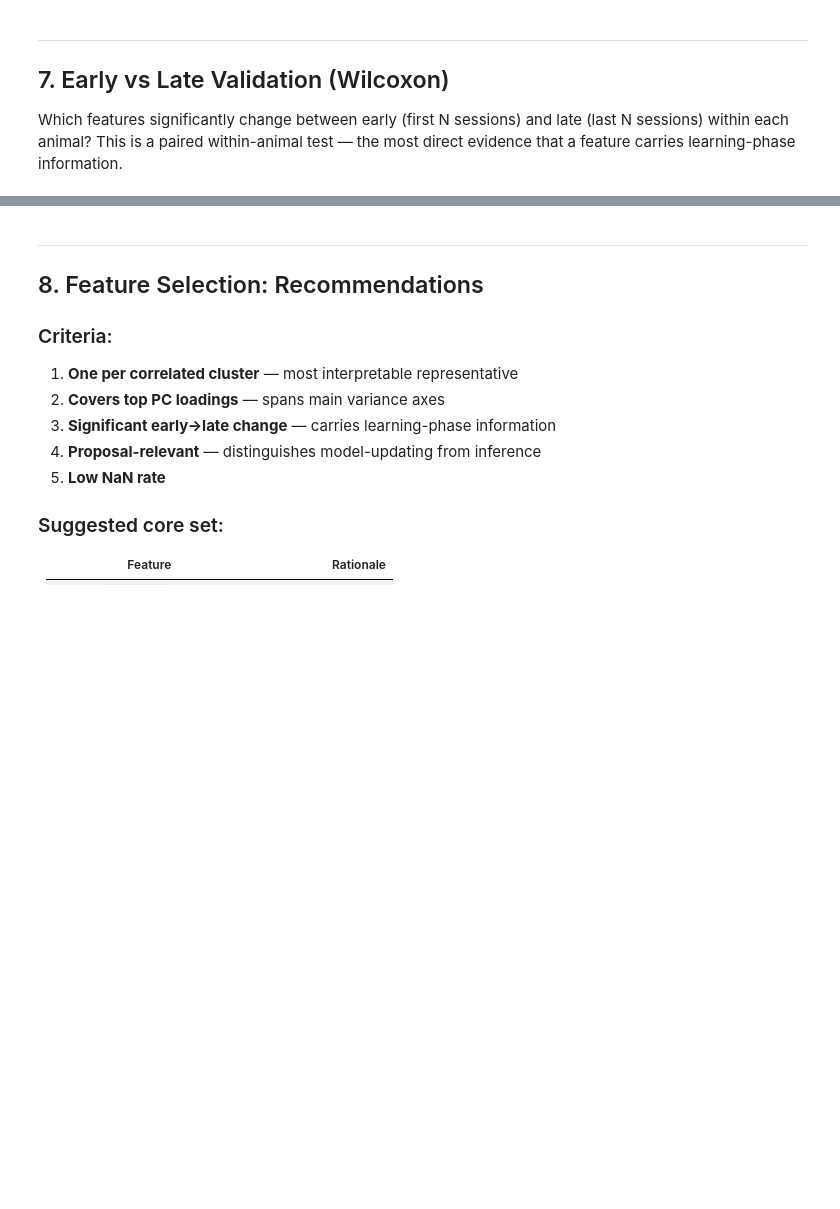
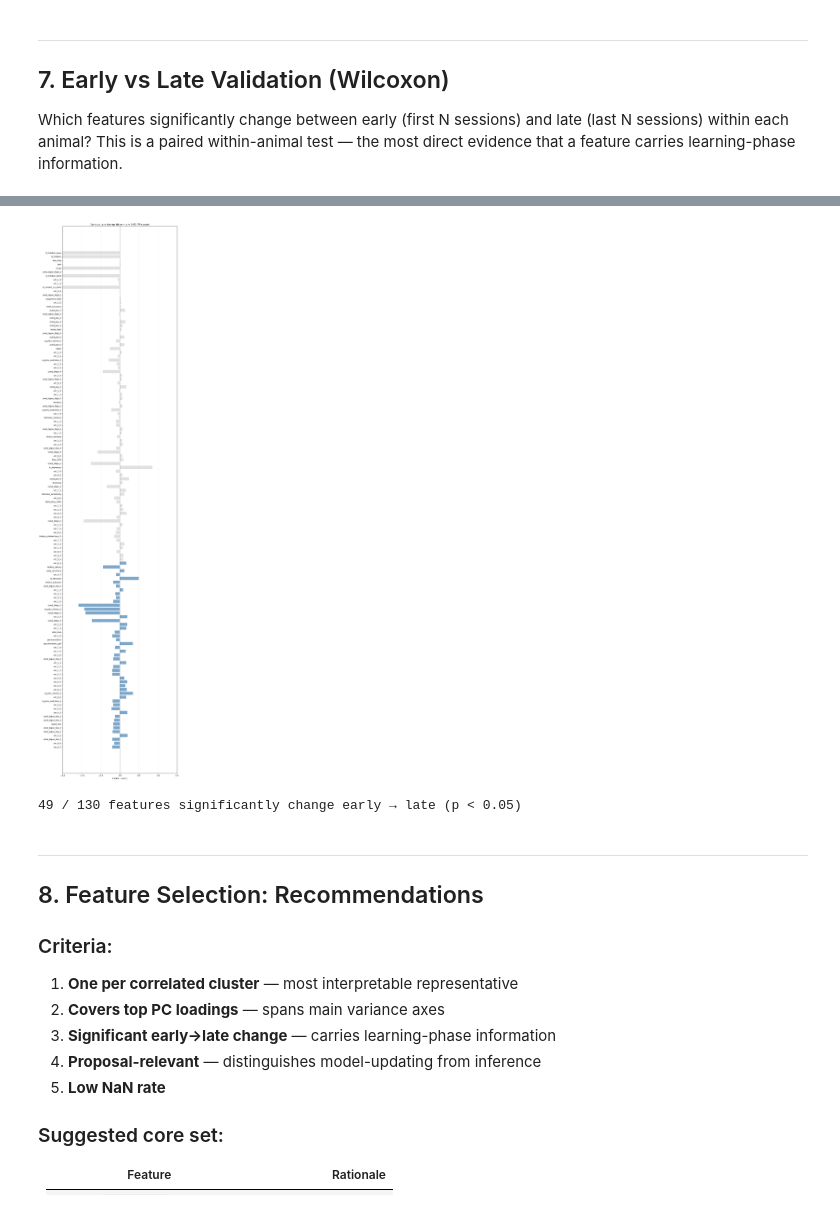
Before and after one commit to serkanshentyurk/sound_categorisation, a Jupyter notebook: Notebooks/1a_feature_selection.ipynb, the cells around one changed output, grey strips where cells are left out. Saved outputs shown, nothing was run; the diff lists cells and outputs as text; code cells hidden in the pictures; blank space fills up the shorter version.

```diff
--- a/Notebooks/1a_feature_selection.ipynb
+++ b/Notebooks/1a_feature_selection.ipynb
@@ -454,24 +604,28 @@ print(el_df.round(4).to_string(index=False))
 # %%
 # Visualise: effect sizes
 sig = el_df[el_df['wilcoxon_p'] < 0.05].copy()
 nonsig = el_df[el_df['wilcoxon_p'] >= 0.05].copy()
 
 fig, ax = plt.subplots(figsize=(10, max(4, len(el_df) * 0.3)))
 
 # Plot all features
 for _, row in el_df.iterrows():
     colour = 'steelblue' if row['wilcoxon_p'] < 0.05 else 'lightgrey'
     ax.barh(row['feature'], row['delta'], color=colour, alpha=0.7)
 
 ax.axvline(0, color='k', lw=0.5)
 ax.set_xlabel('Δ (late − early)')
 ax.set_title(f'Early vs Late change (blue = p < 0.05, Wilcoxon)')
 ax.grid(True, alpha=0.2, axis='x')
+ax.set_xbound(-1.5, 1.5)
 plt.tight_layout()
 plt.show()
 
 n_sig = len(sig)
 print(f"\n{n_sig} / {len(el_df)} features significantly change early → late (p < 0.05)")
+# %% [output]
+[figure, added]
+49 / 130 features significantly change early → late (p < 0.05)
 # %% [markdown]
 ---
 ## 8. Feature Selection: Recommendations
```
Also changed, not shown: parts of 18 cells of this notebook, 23 other files.
